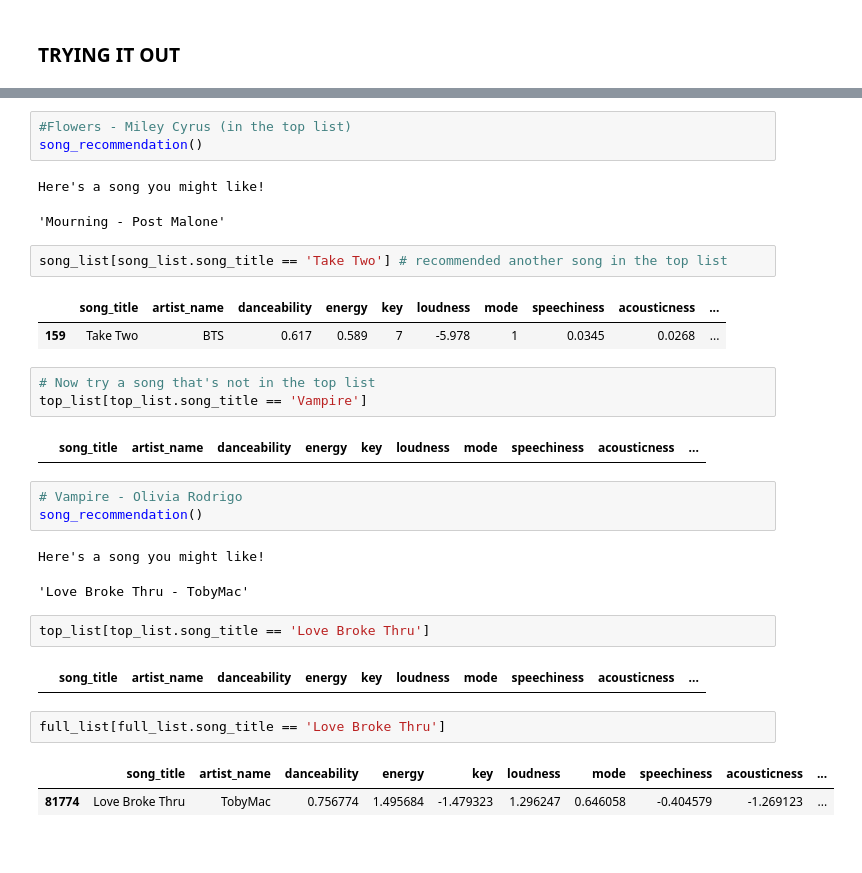
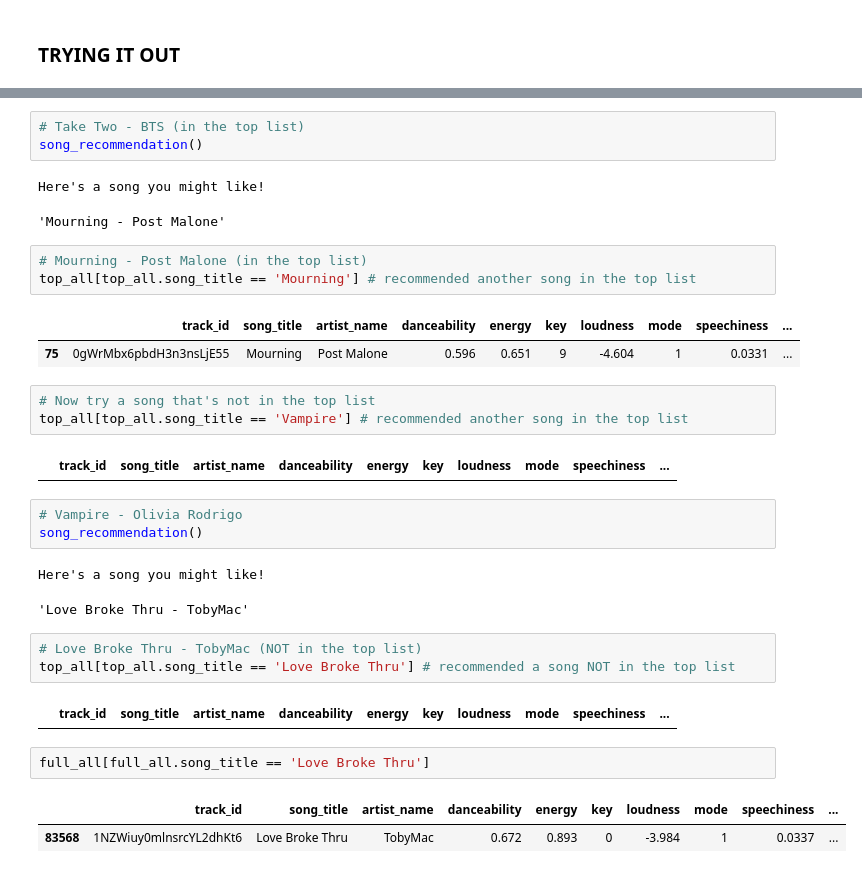
Before and after one commit to rachelleflores-portfolio/clustering_song_recommendation, a Jupyter notebook: 4_music_recommender.ipynb, the cells around one changed output, grey strips where cells are left out. Drawn from its saved outputs; the diff is of its cells as text.

```diff
--- a/4_music_recommender.ipynb
+++ b/4_music_recommender.ipynb
@@ -307,31 +290,33 @@ True
 # %%
-#Flowers - Miley Cyrus (in the top list)
+# Take Two - BTS (in the top list)
 song_recommendation()
 # %% [output]
 Here's a song you might like!
 'Mourning - Post Malone'
 # %%
-song_list[song_list.song_title == 'Take Two'] # recommended another song in the top list
+# Mourning - Post Malone (in the top list)
+top_all[top_all.song_title == 'Mourning'] # recommended another song in the top list
 # %% [output]
-|  | song_title | artist_name | danceability | energy | key | loudness | mode | speechiness | acousticness | ... |
-| 159 | Take Two | BTS | 0.617 | 0.589 | 7 | -5.978 | 1 | 0.0345 | 0.0268 | ... |
+|  | track_id | song_title | artist_name | danceability | energy | key | loudness | mode | speechiness | ... |
+| 75 | 0gWrMbx6pbdH3n3nsLjE55 | Mourning | Post Malone | 0.596 | 0.651 | 9 | -4.604 | 1 | 0.0331 | ... |
 # %%
 # Now try a song that's not in the top list
-top_list[top_list.song_title == 'Vampire']
+top_all[top_all.song_title == 'Vampire'] # recommended another song in the top list
 # %% [output]
-|  | song_title | artist_name | danceability | energy | key | loudness | mode | speechiness | acousticness | ... |
+|  | track_id | song_title | artist_name | danceability | energy | key | loudness | mode | speechiness | ... |
 # %%
 # Vampire - Olivia Rodrigo
 song_recommendation()
 # %% [output]
 Here's a song you might like!
 'Love Broke Thru - TobyMac'
+# %%
+# Love Broke Thru - TobyMac (NOT in the top list)
+top_all[top_all.song_title == 'Love Broke Thru'] # recommended a song NOT in the top list
+# %% [output]
+|  | track_id | song_title | artist_name | danceability | energy | key | loudness | mode | speechiness | ... |
 # %%
-top_list[top_list.song_title == 'Love Broke Thru']
+full_all[full_all.song_title == 'Love Broke Thru']
 # %% [output]
-|  | song_title | artist_name | danceability | energy | key | loudness | mode | speechiness | acousticness | ... |
+|  | track_id | song_title | artist_name | danceability | energy | key | loudness | mode | speechiness | ... |
+| 83568 | 1NZWiuy0mlnsrcYL2dhKt6 | Love Broke Thru | TobyMac | 0.672 | 0.893 | 0 | -3.984 | 1 | 0.0337 | ... |
-# %%
-full_list[full_list.song_title == 'Love Broke Thru']
-# %% [output]
-|  | song_title | artist_name | danceability | energy | key | loudness | mode | speechiness | acousticness | ... |
-| 81774 | Love Broke Thru | TobyMac | 0.756774 | 1.495684 | -1.479323 | 1.296247 | 0.646058 | -0.404579 | -1.269123 | ... |
```
Also changed, not shown: parts of 6 cells of this notebook.
